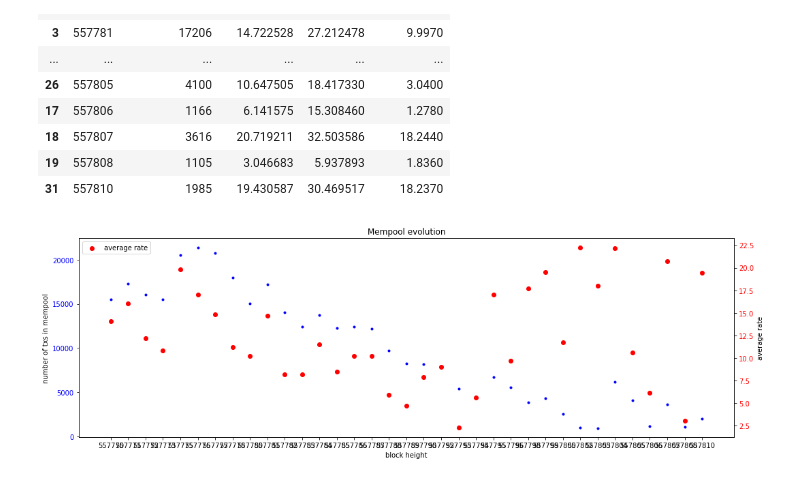
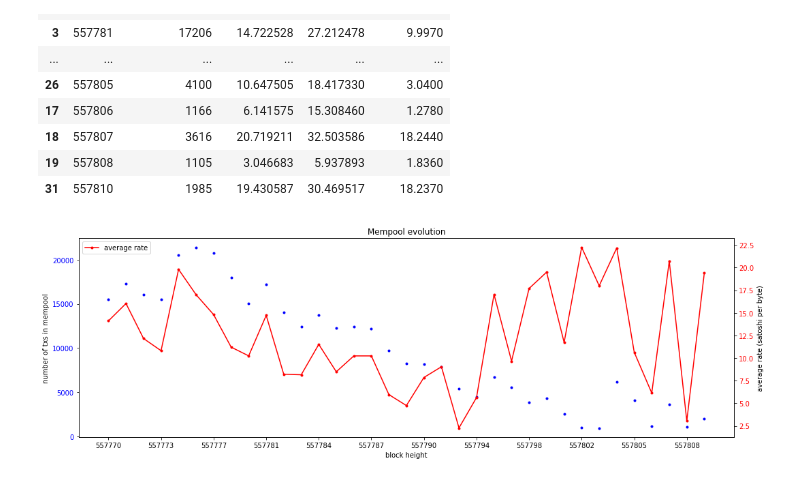
Before and after one commit to mariusgiger/bitcoin-feeestimator-analysis, a Jupyter notebook: Analysis - Mempool.ipynb, the cells around one changed output. Cells and saved outputs as stored; diff of their text form; code cells hidden in the pictures.

```diff
--- a/Analysis - Mempool.ipynb
+++ b/Analysis - Mempool.ipynb
@@ -63,25 +63,28 @@ df
 # %%
 import matplotlib.pyplot as plt
 
 x1 = df["height"].values
 y1 = df["numberOfRates"].values
 y2 = df["averageRate"].values
 
 fig = plt.figure(figsize=(15,5))
 ax = fig.add_subplot(111)
 
 ax.scatter(x1,y1, c='b', marker='.', label='number of txs')
 ax.set_xlabel('block height')
 ax.set_ylabel('number of txs in mempool')
 ax.tick_params(axis='y', labelcolor="b")
 
 ax2 = ax.twinx()
-ax2.set_ylabel('average rate')  # we already handled the x-label with ax1
-ax2.scatter(x1, y2, c='r', label='average rate')
+ax2.set_ylabel('average rate (satoshi per byte)')  # we already handled the x-label with ax1
+ax2.plot(x1, y2, c='r', marker='.', label='average rate')
 ax2.tick_params(axis='y', labelcolor="r")
+
+ax.xaxis.set_major_locator(plt.MultipleLocator(3))
+#ax.xaxis.set_minor_locator(plt.MultipleLocator(2))
 
 plt.title('Mempool evolution')
 plt.legend(loc=2)
 fig.tight_layout()
 # %% [output]
-[figure, old version]
+[figure, new version]
```
Also changed, not shown: 8 other files.
